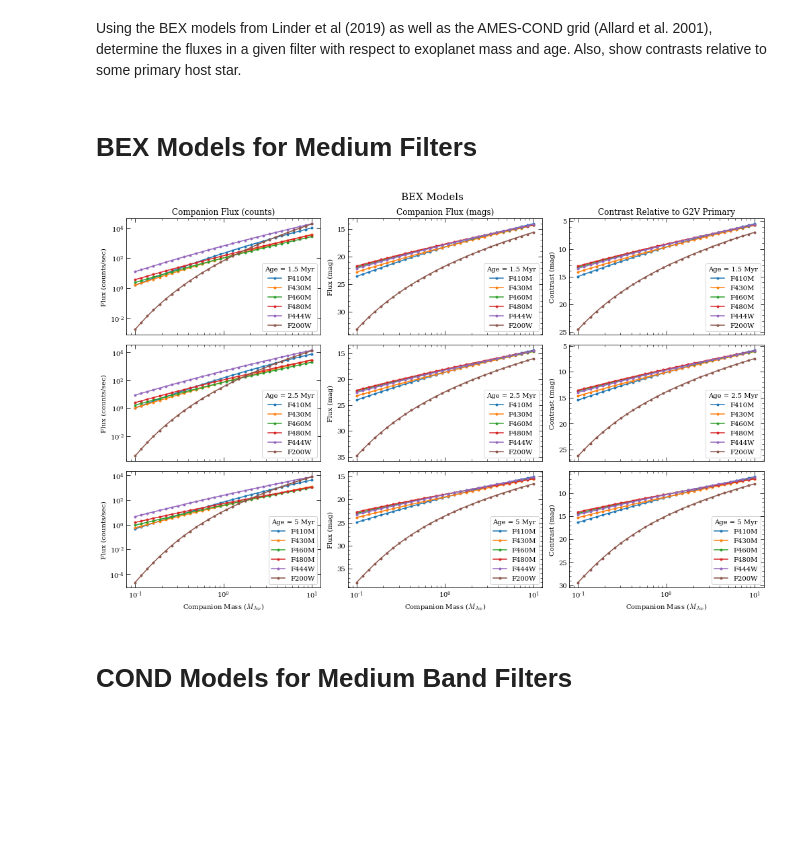
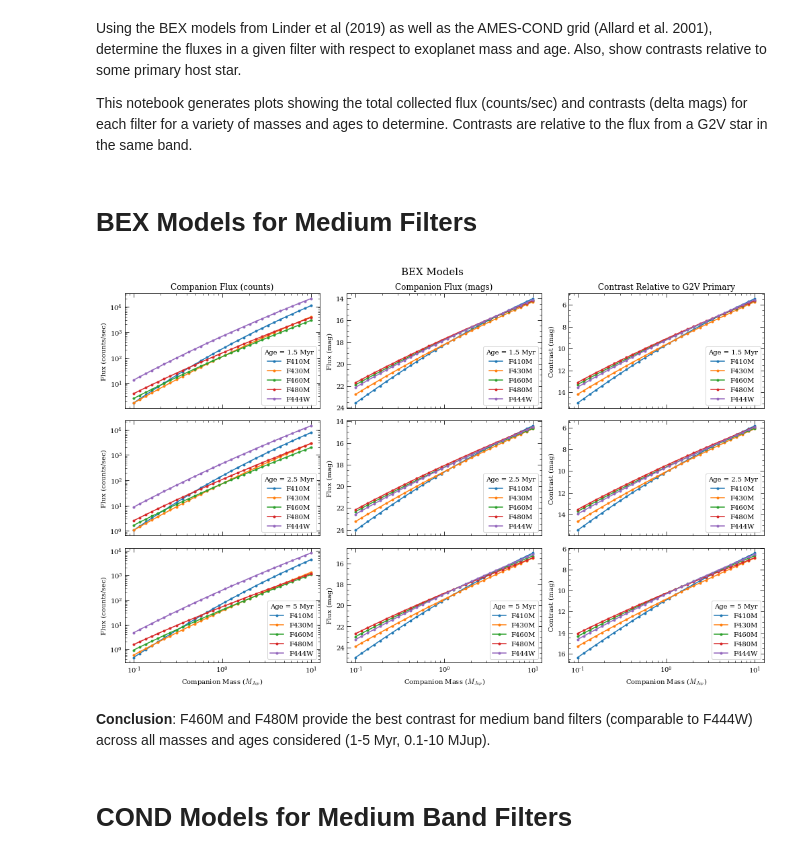
Before and after one commit to JarronL/pynrc, a Jupyter notebook: notebooks/Exoplanet_Filter_Selection.ipynb, the cells around one changed output. Drawn from its saved outputs; the diff is of its cells as text; code cells hidden in the pictures; blank space fills up the shorter version.

Commit message:
checkout example notebooks

```diff
--- a/notebooks/Exoplanet_Filter_Selection.ipynb
+++ b/notebooks/Exoplanet_Filter_Selection.ipynb
@@ -13,6 +13,8 @@ from pynrc import nrc_utils
 from pynrc.nrc_utils import S
 # %% [markdown]
 Using the BEX models from Linder et al (2019) as well as the AMES-COND grid (Allard et al. 2001), determine the fluxes in a given filter with respect to exoplanet mass and age. Also, show contrasts relative to some primary host star.
+
+This notebook generates plots showing the total collected flux (counts/sec) and contrasts (delta mags) for each filter for a variety of masses and ages to determine. Contrasts are relative to the flux from a G2V star in the same band.
 # %%
 def get_planet_counts(bp, age, masses=[0.1,1,10], dist=10, model='linder', file=None,
                       return_mags=False):
@@ -61,7 +63,7 @@ fig, axes_all = plt.subplots(3,3,figsize=(14,9),sharex=True)
 ages = [1.5, 2.5, 5] # Myr
 mass_min, mass_max = (0.1, 10)  # MJup
 masses = np.logspace(np.log10(mass_min),np.log10(mass_max),num=30)
-filters = ['F410M', 'F430M', 'F460M', 'F480M', 'F444W', 'F200W']
+filters = ['F410M', 'F430M', 'F460M', 'F480M', 'F444W']#, 'F200W']
 
 # Normalize a G2V star to it's K-Band absolute magnitude
 bp_k = pynrc.bp_2mass('k')
@@ -85,34 +87,36 @@ for i, age in enumerate(ages):
 
         res = get_planet_counts(bp, age, masses, return_mags=True, model=model, dist=158)
         axes[1].semilogx(masses, res, marker='.', label=filt)
 
         obs = S.Observation(sp_star, bp, bp.wave)
         # print(obs.effstim('vegamag'))
         axes[2].semilogx(masses, res - obs.effstim('vegamag'), marker='.', label=filt)
 
     axes[0].set_ylabel("Flux (counts/sec)")
     axes[1].set_ylabel("Flux (mag)")
     axes[2].set_ylabel("Contrast (mag)")
     if i==0:
         axes[0].set_title(f"Companion Flux (counts)")
         axes[1].set_title(f"Companion Flux (mags)")
         axes[2].set_title(f"Contrast Relative to {spt} Primary")
 
 
     for j, ax in enumerate(axes):
         if j>0:
             ax.set_ylim(ax.get_ylim()[::-1])
         ax.legend(title=f'Age = {age} Myr', loc='lower right')
         if i==2:
             ax.set_xlabel('Companion Mass ($M_{Jup}$)')
 
 
 mod_str = 'BEX' if model=='linder' else 'COND'
 fig.suptitle(f'{mod_str} Models', fontsize=15)
 
 fig.tight_layout()
 # %% [output]
-[figure, old version]
+[figure, new version]
+# %% [markdown]
+**Conclusion**: F460M and F480M provide the best contrast for medium band filters (comparable to F444W) across all masses and ages considered (1-5 Myr, 0.1-10 MJup).
 # %% [markdown]
 # COND Models for Medium Band Filters
 # %%
```
Also changed, not shown: parts of 2 cells of this notebook, 2 other files.
